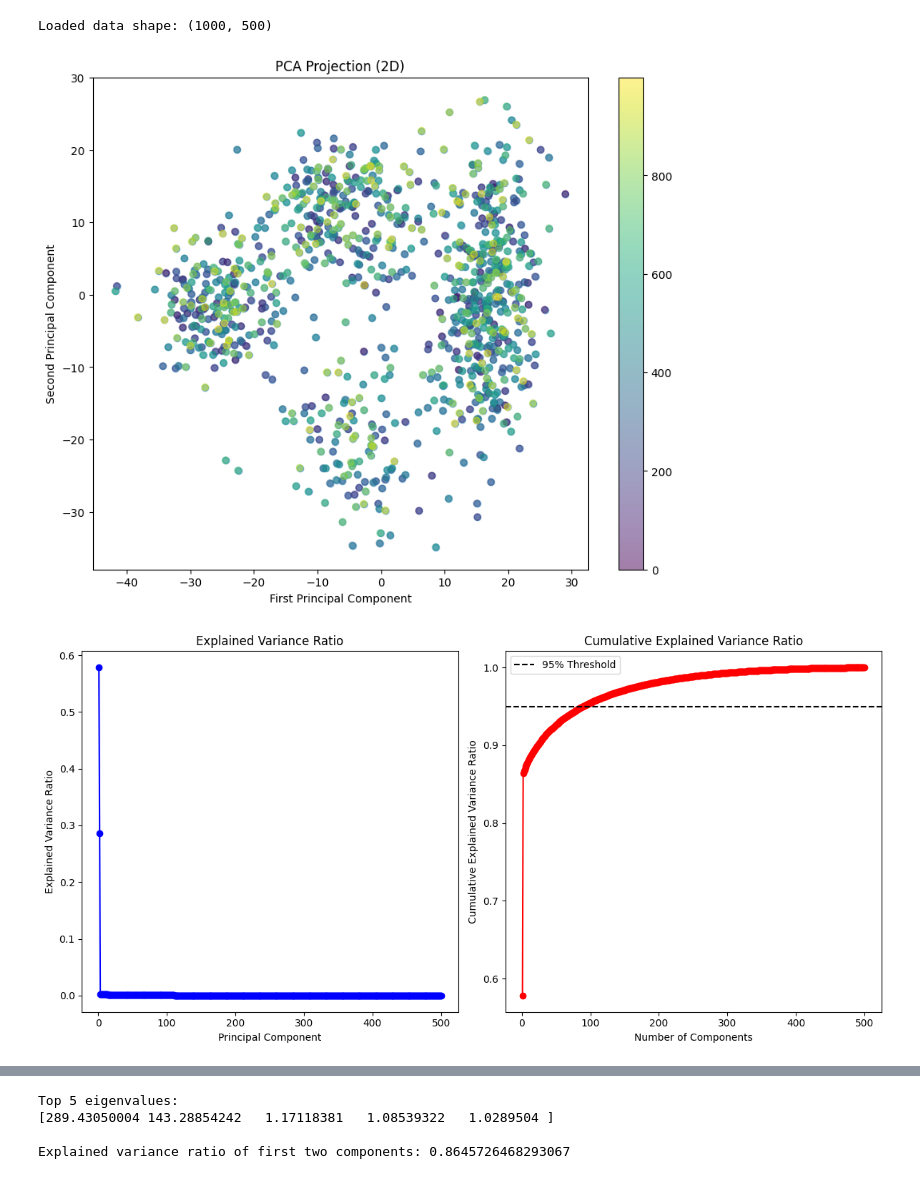
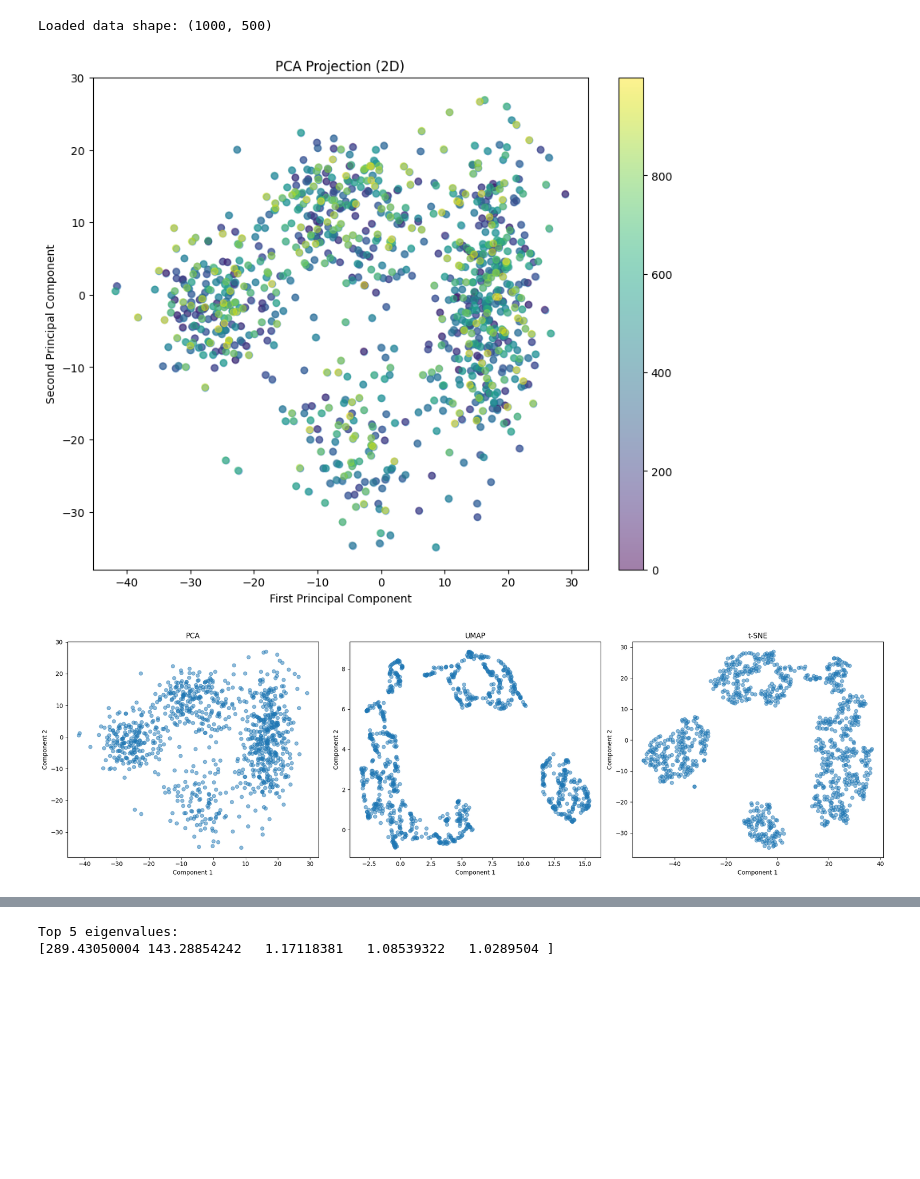
Before and after one commit to saimon7g/CSE-472-Machine-Learning, a Jupyter notebook: offline4/PCA.ipynb, the cells around one changed output, grey strips where cells are left out. Saved outputs shown, nothing was run; the diff lists cells and outputs as text; code cells hidden in the pictures; blank space fills up the shorter version.

```diff
--- a/offline4/PCA.ipynb
+++ b/offline4/PCA.ipynb
@@ -114,35 +114,35 @@ def plot_explained_variance(eigenvalues):
 
     plt.tight_layout()
     plt.show()
 
 # Main execution
 if __name__ == "__main__":
     # Load the data
     data = load_data("pca_data.txt")
     print(f"Loaded data shape: {data.shape}")
 
     # Perform PCA
     pca = PCA(n_components=2)
     X_pca = pca.fit_transform(data)
 
     # Create visualizations
     # 1. PCA scatter plot
     plot_pca_scatter(X_pca)
 
     # 2. Explained variance analysis
-    plot_explained_variance(pca.eigenvalues)
+    # plot_explained_variance(pca.eigenvalues)
 
     # 3. Comparison of dimensionality reduction techniques
     plot_dimensionality_reduction_comparison(data)
 
     # Print additional information
     print("\nTop 5 eigenvalues:")
     print(pca.eigenvalues[:5])
 
-    explained_variance_ratio = pca.eigenvalues / np.sum(pca.eigenvalues)
-    print("\nExplained variance ratio of first two components:",
-          explained_variance_ratio[:2].sum())
+    # explained_variance_ratio = pca.eigenvalues / np.sum(pca.eigenvalues)
+    # print("\nExplained variance ratio of first two components:",
+    #       explained_variance_ratio[:2].sum())
 # %% [output]
 Loaded data shape: (1000, 500)
 [figure]
-[figure, old version]
+[figure, new version]
@@ -150,4 +149,2 @@ Loaded data shape: (1000, 500)
 Top 5 eigenvalues:
 [289.43050004 143.28854242   1.17118381   1.08539322   1.0289504 ]
-
-Explained variance ratio of first two components: 0.8645726468293067
```
Also changed, not shown: parts of 1 cell of this notebook, 1 other file.
